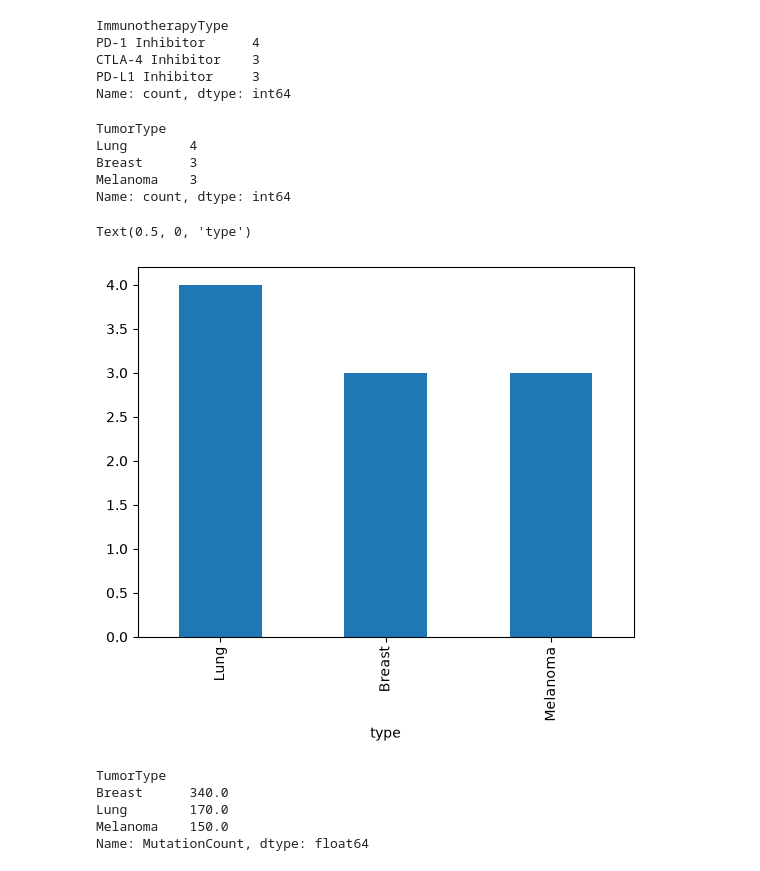
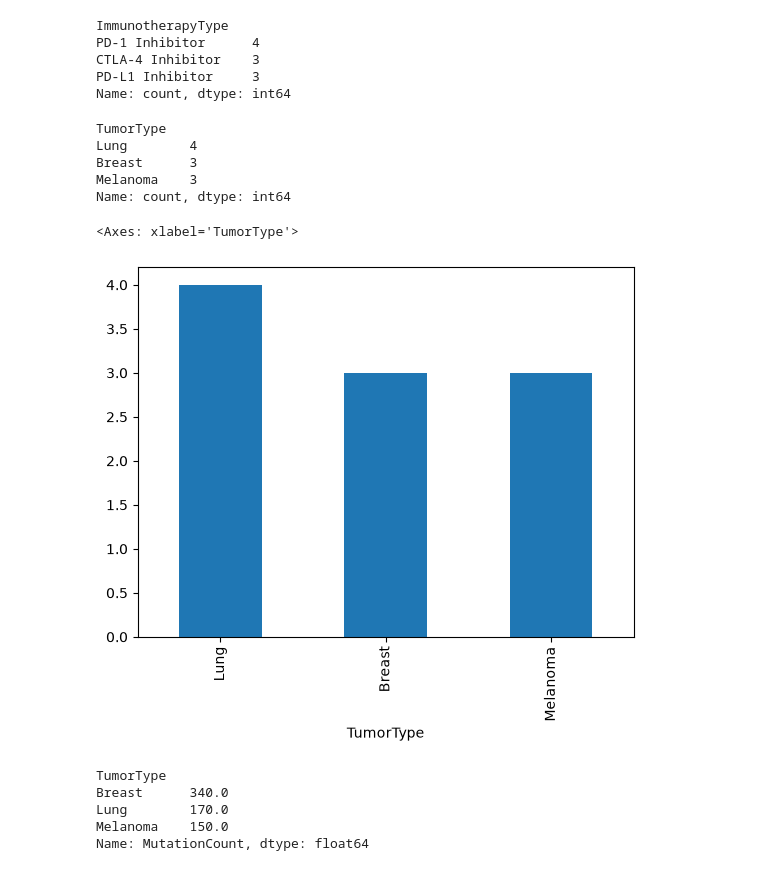
Before and after one commit to itschathura/Machine-Learning-for-Bioinformatics, a Jupyter notebook: Day2 - Matplotlib & Seaborn for graphs, charts/mycancer.ipynb, the cells around one changed output. Saved outputs shown, nothing was run; the diff lists cells and outputs as text; code cells hidden in the pictures.

```diff
--- a/Day2 - Matplotlib & Seaborn for graphs, charts/mycancer.ipynb
+++ b/Day2 - Matplotlib & Seaborn for graphs, charts/mycancer.ipynb
@@ -153,18 +141,17 @@ Name: count, dtype: int64
 # %%
 tu_count = df.groupby("TumorType")["MutationCount"].sum()
 yo = df['TumorType'].value_counts()
 
 print(yo)
 yo.plot(kind = 'bar')
-plt.xlabel('type')
 # %% [output]
 TumorType
 Lung        4
 Breast      3
 Melanoma    3
 Name: count, dtype: int64
-Text(0.5, 0, 'type')
+<Axes: xlabel='TumorType'>
-[figure, old version]
+[figure, new version]
 # %%
 df.groupby("TumorType")['MutationCount'].mean()
 # %% [output]
```
Also changed, not shown: parts of 7 cells of this notebook, 2 other files.
